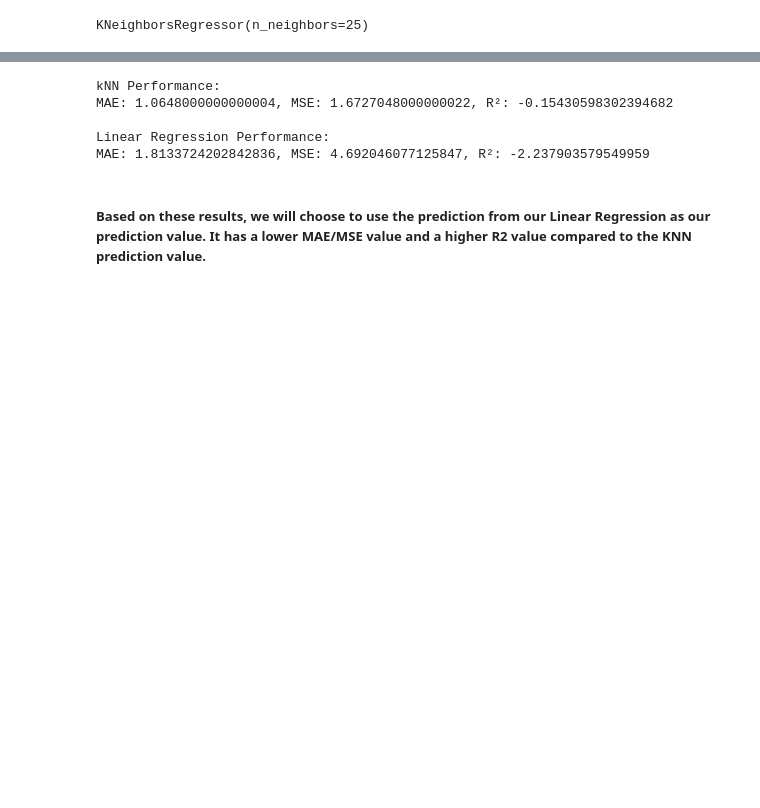
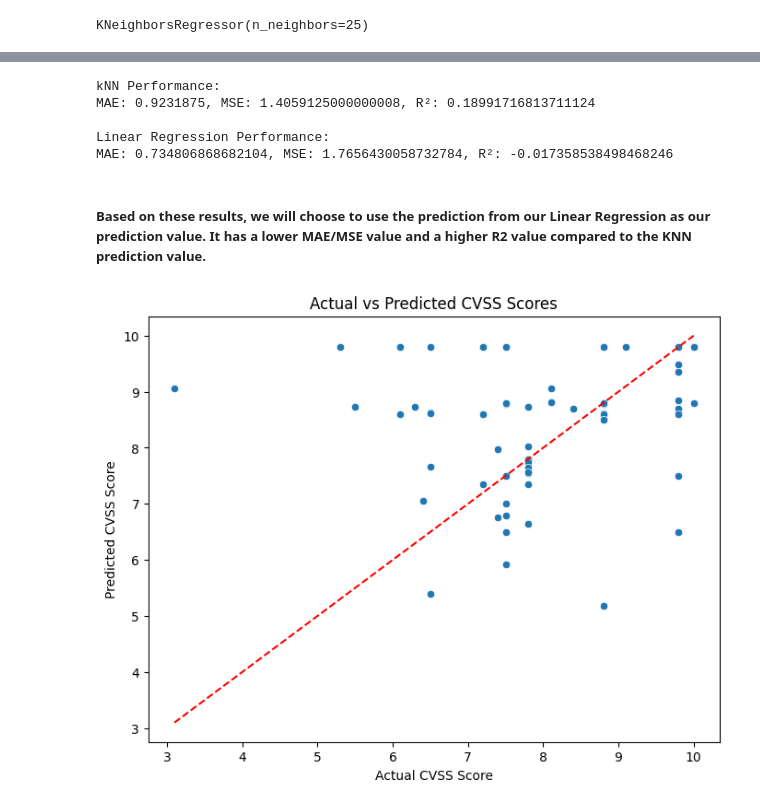
Before and after one commit to S10241798/AITT, a Jupyter notebook: AITT Assignment.ipynb, the cells around one changed output, grey strips where cells are left out. Cells and saved outputs as stored; diff of their text form; code cells hidden in the pictures; blank space fills up the shorter version.

```diff
--- a/AITT Assignment.ipynb
+++ b/AITT Assignment.ipynb
@@ -409,9 +452,9 @@ mae_knn = mean_absolute_error(y_test, knn.predict(x_test))
 mse_knn = mean_squared_error(y_test, knn.predict(x_test))
 r2_knn = r2_score(y_test, knn.predict(x_test))
 # Evaluate Linear Regression prediction
-mae_lr = mean_absolute_error(y_test, lin.predict(x_test))
-mse_lr = mean_squared_error(y_test, lin.predict(x_test))
-r2_lr = r2_score(y_test, lin.predict(x_test))
+mae_lr = mean_absolute_error(y_test, lr.predict(X_test_scaled))
+mse_lr = mean_squared_error(y_test, lr.predict(X_test_scaled))
+r2_lr = r2_score(y_test, lr.predict(X_test_scaled))
 
 # Print results
 print("kNN Performance:")
@@ -421,11 +464,21 @@ print("\nLinear Regression Performance:")
 print(f"MAE: {mae_lr}, MSE: {mse_lr}, R²: {r2_lr}")
 # %% [output]
 kNN Performance:
-MAE: 1.0648000000000004, MSE: 1.6727048000000022, R²: -0.15430598302394682
+MAE: 0.9231875, MSE: 1.4059125000000008, R²: 0.18991716813711124
 
 Linear Regression Performance:
-MAE: 1.8133724202842836, MSE: 4.692046077125847, R²: -2.237903579549959
+MAE: 0.734806868682104, MSE: 1.7656430058732784, R²: -0.017358538498468246
 # %% [markdown]
 ##### Based on these results, we will choose to use the prediction from our Linear Regression as our prediction value. It has a lower MAE/MSE value and a higher R2 value compared to the KNN prediction value.
 # %%
 # add data visualisations here with the predictions vs actual
+# %%
+plt.figure(figsize=(8, 6))
+sns.scatterplot(x=y_test, y=y_pred)
+plt.xlabel("Actual CVSS Score")
+plt.ylabel("Predicted CVSS Score")
+plt.title("Actual vs Predicted CVSS Scores")
+plt.plot([min(y_test), max(y_test)], [min(y_test), max(y_test)], color='red', linestyle='--')
+plt.show()
+# %% [output]
+[figure, added]
```
Also changed, not shown: parts of 21 cells of this notebook.
